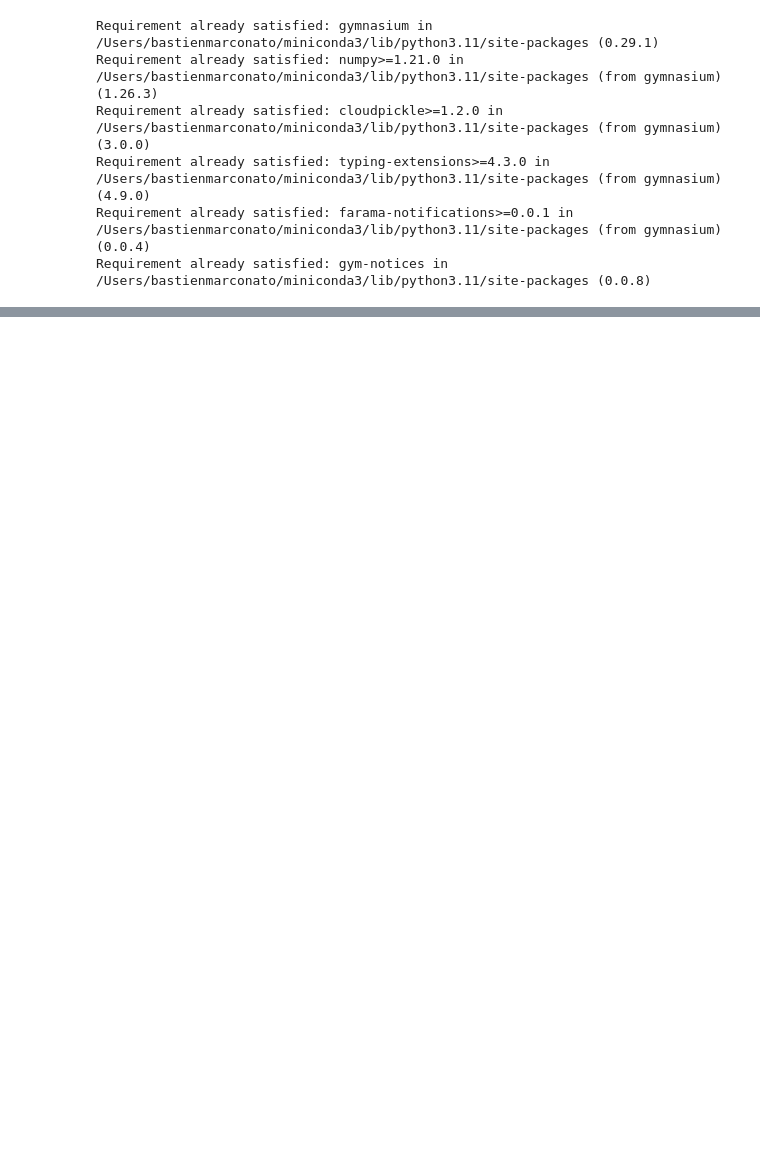
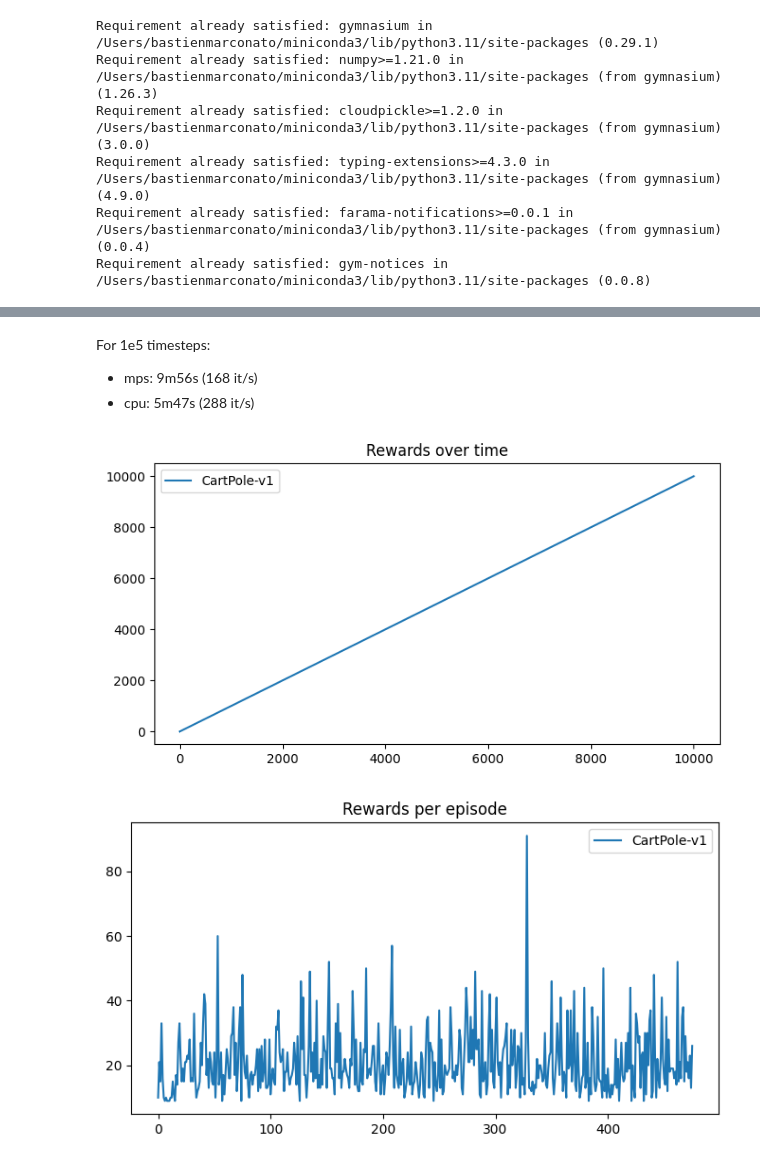
Before and after one commit to MarconatoB/EE-568-Project, a Jupyter notebook: exploration_Bastien.ipynb, the cells around one changed output, grey strips where cells are left out. Saved outputs shown, nothing was run; the diff lists cells and outputs as text; code cells hidden in the pictures; blank space fills up the shorter version.

```diff
--- a/exploration_Bastien.ipynb
+++ b/exploration_Bastien.ipynb
@@ -235,0 +274,22 @@ Pendulum-v1
+# %% [markdown]
+For 1e5 timesteps:
+* mps: 9m56s (168 it/s)
+* cpu: 5m47s (288 it/s)
+# %%
+#fig, ax = plt.subplots(1,1, figsize=(20,12))
+
+for env_name in results.keys():
+    rewards_t, episodes_reward = results[env_name]
+    plt.figure(figsize=(8,4))
+    plt.plot(rewards_t, label=env_name)
+    plt.legend()
+    plt.title("Rewards over time")
+    plt.show()
+    plt.figure(figsize=(8,4))
+    plt.plot(episodes_reward,label=env_name)
+    plt.title("Rewards per episode")
+    plt.legend()
+    plt.show()
+# %% [output]
+[figure, added]
+[figure, added]
```
Also changed, not shown: parts of 3 cells of this notebook.
